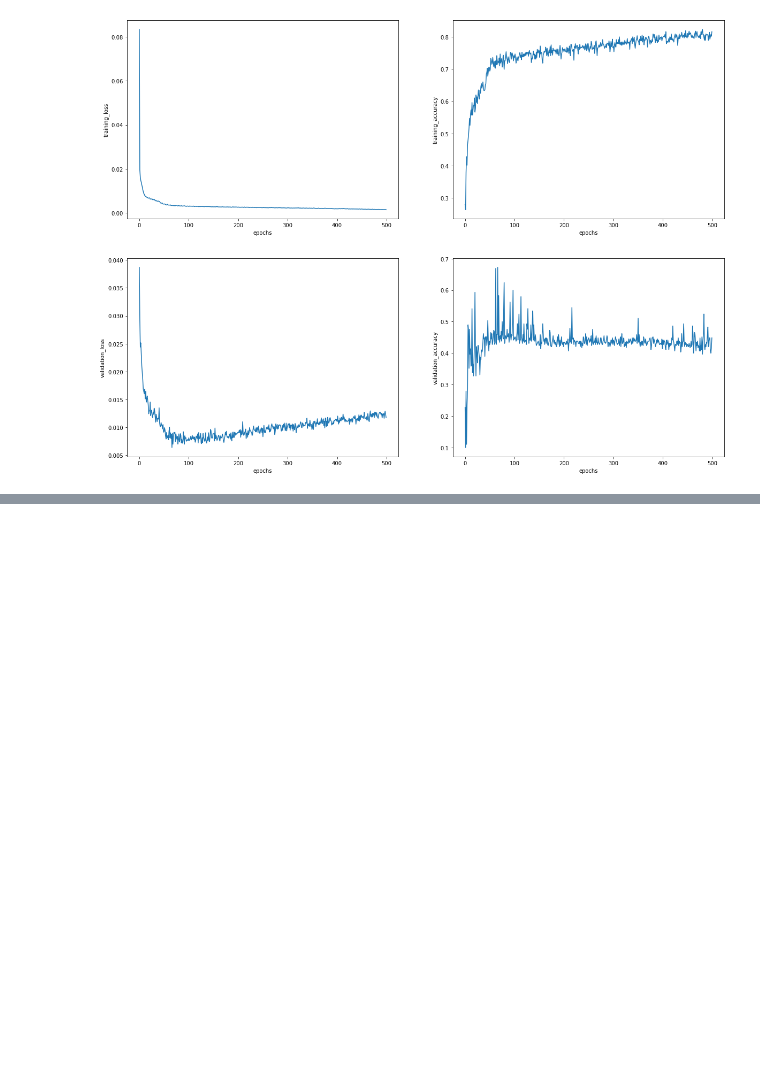
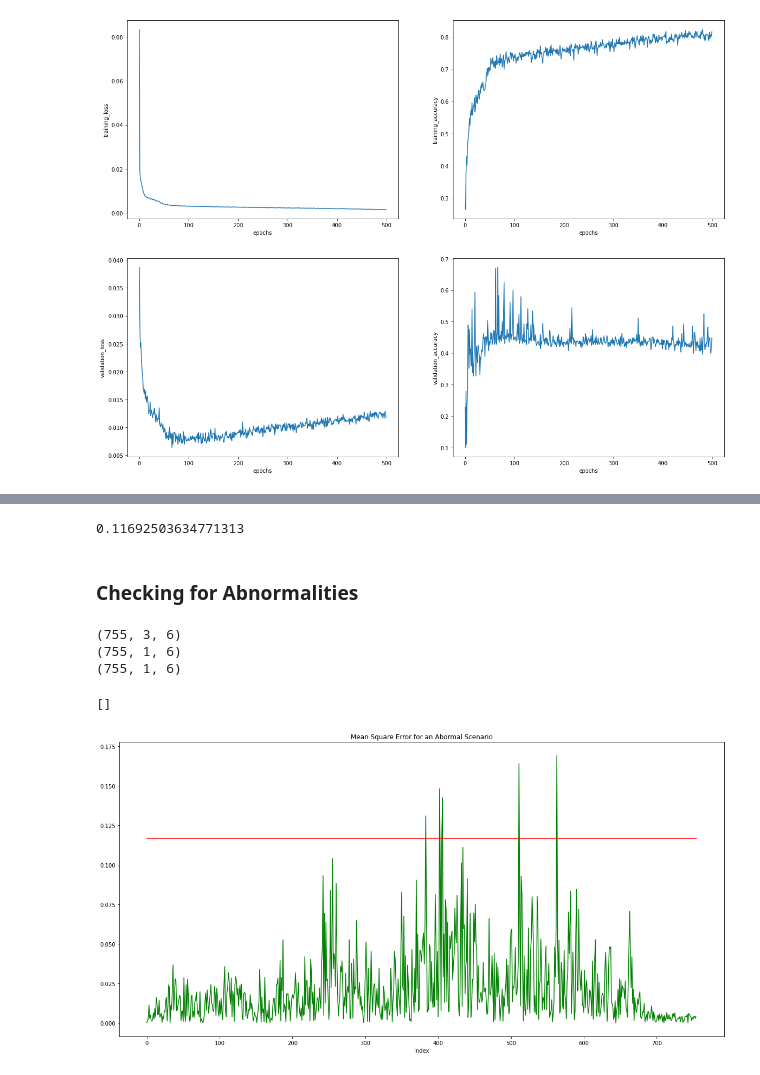
Before and after one commit to Chumsy0725/ICAS-2021, a Jupyter notebook: IMU/Model Training/Multivariate_LSTM_Model.ipynb, the cells around one changed output, grey strips where cells are left out. Cells and saved outputs as stored; diff of their text form; code cells hidden in the pictures; blank space fills up the shorter version.

```diff
--- a/IMU/Model Training/Multivariate_LSTM_Model.ipynb
+++ b/IMU/Model Training/Multivariate_LSTM_Model.ipynb
@@ -256,0 +297,75 @@ dataframe = pd.read_csv('../extract-data/ICAB1/icab1-mavros-imu-data.csv', useco
+# %%
+# take the mean square error of the predicted value and real output and take the maximum error as threshold mse value
+
+def mse(pred, real):
+    mse = np.abs(np.mean(pred**2-real**2))
+
+    return mse
+
+# checking for the dataset and combine the errors
+
+error = []
+
+for index in range(len(x_thresh)):
+    current_error = mse(pred_val[index],y_thresh[index])
+    error.append(current_error)
+
+
+# take the maximum error for normal scenario
+
+threshold = max(error)
+
+print(threshold)
+# %% [output]
+0.11692503634771313
+# %% [markdown]
+### Checking for Abnormalities
+# %%
+
+df_test = pd.read_csv('../extract-data/ICAB1/test_icab1.csv', usecols=[18,19,20,30,31,32])
+
+# scaling the dataset
+# check the min value of data set and it is appointed as zero.... max value is appointed as one
+scaler = MinMaxScaler(feature_range=(0, 1)) # define a scaler of range (0,1)
+test_scaled = scaler.fit_transform(df_test)
+
+x_test_abn, y_test_abn = split_sequences(test_scaled, 3)
+
+# reshape the Y as 3D
+y_test_abn = y_test_abn.reshape(y_test_abn.shape[0], 1, y_test_abn.shape[1])
+# defining zeroth vector
+x_test_abn_zero = np.zeros((x_test_abn.shape[0],1,6))
+
+
+# Create a prediction
+
+pred_val_abn = model.predict([x_test_abn,x_test_abn_zero])
+
+print(x_test_abn.shape)
+print(pred_val_abn.shape)
+print(y_test_abn.shape)
+
+
+# checking for the dataset and combine the errors
+
+error_abn = []
+
+for index in range(len(x_test_abn)):
+    current_error = mse(pred_val_abn[index],y_test_abn[index])
+    error_abn.append(current_error)
+# %% [output]
+(755, 3, 6)
+(755, 1, 6)
+(755, 1, 6)
+# %%
+# plotting the graphs
+
+plt.figure(figsize=(20,10))
+plt.plot(error_abn, color="green")
+plt.plot([0,len(error_abn)], [threshold,threshold], color="red") # showcase the threshold line
+plt.title("Mean Square Error for an Abormal Scenario")
+plt.xlabel('Index')
+plt.plot()
+# %% [output]
+[]
+[figure, added]
```
Also changed, not shown: parts of 4 cells of this notebook.
